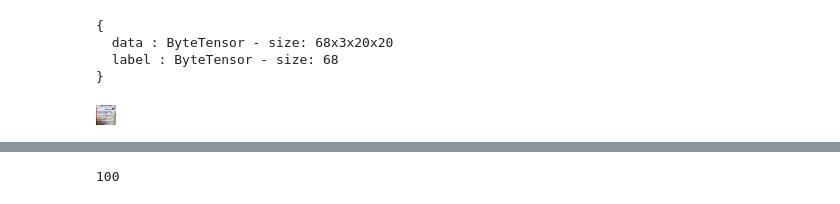
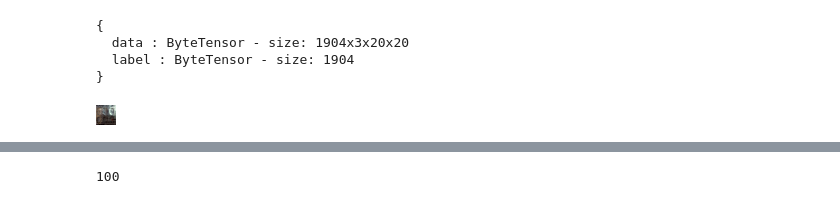
Before and after one commit to Sshanu/tablet-recognition, a Jupyter notebook: cnn_back.ipynb, the cells around one changed output, grey strips where cells are left out. Saved outputs shown, nothing was run; the diff lists cells and outputs as text; code cells hidden in the pictures.

```diff
--- a/cnn_back.ipynb
+++ b/cnn_back.ipynb
@@ -1,18 +1,18 @@
 # %%
 optim = require 'optim'
 # %%
-trainset = torch.load('full_back.dat')
+trainset = torch.load('full_back_agu.dat')
 # %%
 trainset
 # %% [output]
 {
-  data : ByteTensor - size: 68x3x20x20
-  label : ByteTensor - size: 68
+  data : ByteTensor - size: 1904x3x20x20
+  label : ByteTensor - size: 1904
 }
 # %%
-itorch.image(trainset.data[1])
+itorch.image(trainset.data[19])
 # %% [output]
-[figure, old version]
+[figure, new version]
 # %%
 setmetatable(trainset,
     {__index = function(t, i)
```
Also changed, not shown: parts of 12 cells of this notebook, 13 other files.
